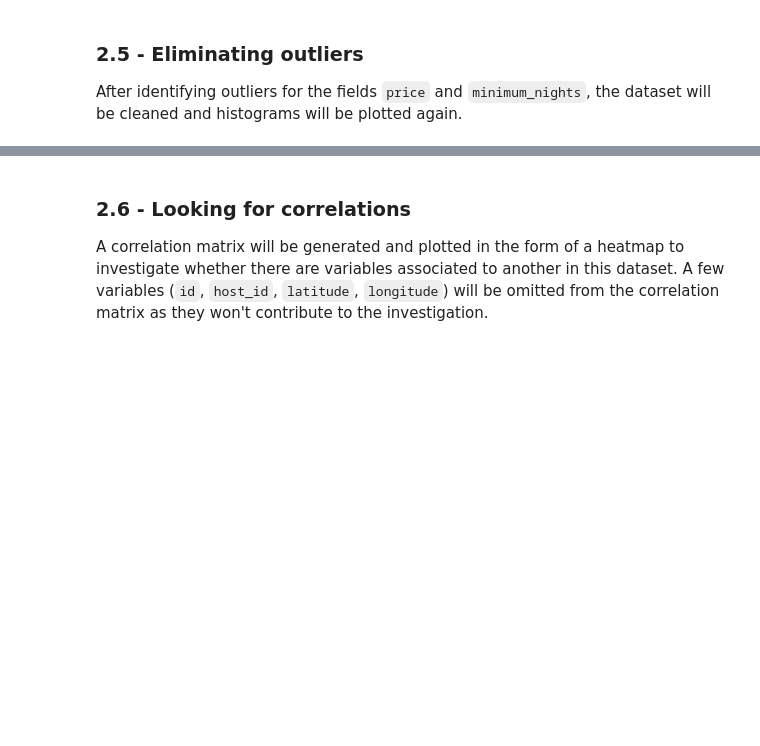
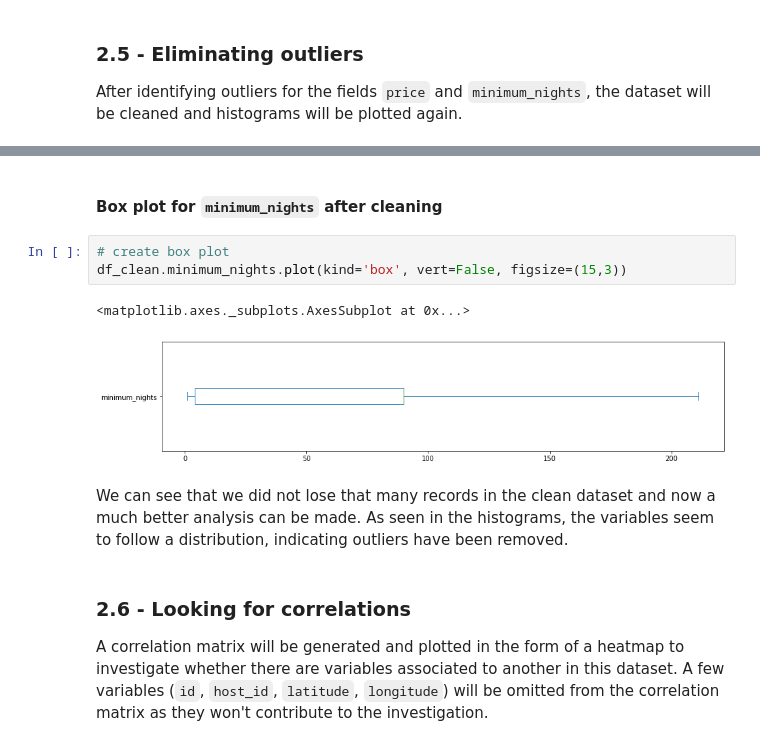
Before and after one commit to thiago-amaral/airbnb-analysis-sydney, a Jupyter notebook: airbnb-analysis-sydney.ipynb, the cells around one changed output, grey strips where cells are left out. Drawn from its saved outputs; the diff is of its cells as text; blank space fills up the shorter version.

```diff
--- a/airbnb-analysis-sydney.ipynb
+++ b/airbnb-analysis-sydney.ipynb
@@ -209,3 +228,13 @@ df_clean.hist(bins=15, figsize=(15,10));
+# %% [markdown]
+#### Box plot for `minimum_nights` after cleaning
+# %%
+# create box plot
+df_clean.minimum_nights.plot(kind='box', vert=False, figsize=(15,3))
+# %% [output]
+<matplotlib.axes._subplots.AxesSubplot at 0x...>
+[figure, added]
+# %% [markdown]
+We can see that we did not lose that many records in the clean dataset and now a much better analysis can be made. As seen in the histograms, the variables seem to follow a distribution, indicating outliers have been removed.
 # %% [markdown]
 ### **2.6 - Looking for correlations**
 A correlation matrix will be generated and plotted in the form of a heatmap to investigate whether there are variables associated to another in this dataset. A few variables (`id`, `host_id`, `latitude`, `longitude`) will be omitted from the correlation matrix as they won't contribute to the investigation.
```
Also changed, not shown: parts of 18 cells of this notebook.
